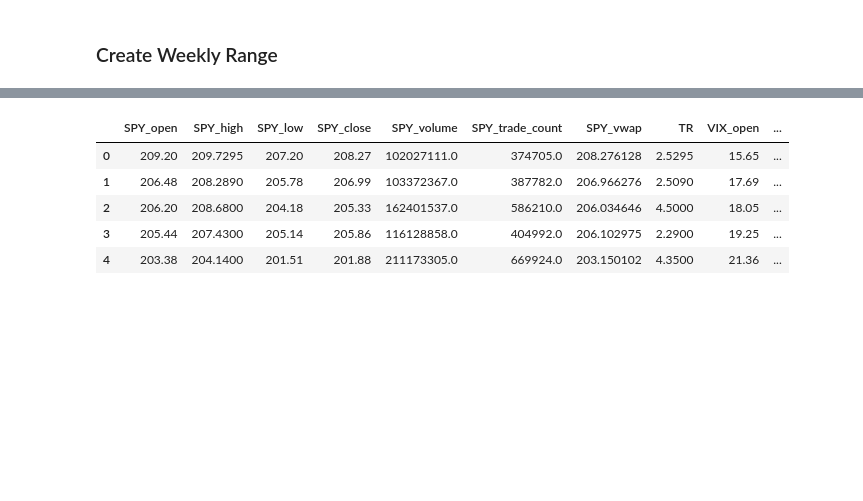
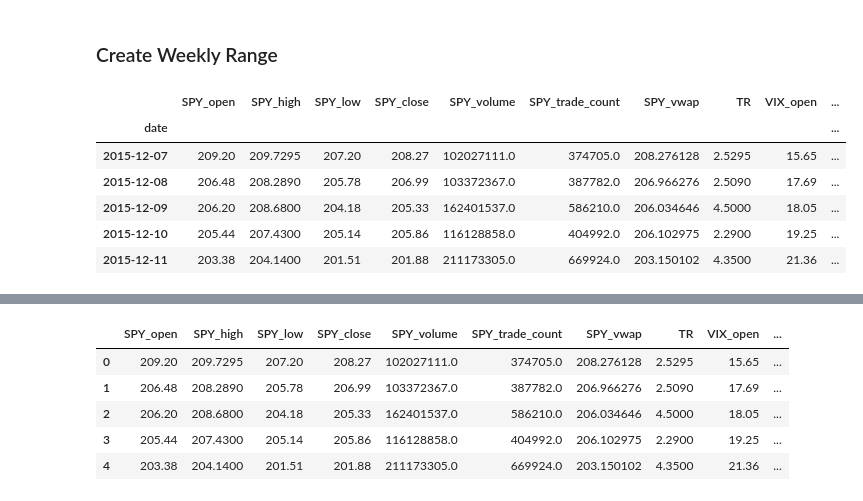
Before and after one commit to laramiedunlap/Project2, a Jupyter notebook: Laramie.ipynb, the cells around one changed output, grey strips where cells are left out. Cells and saved outputs as stored; diff of their text form; code cells hidden in the pictures; blank space fills up the shorter version.

```diff
--- a/Laramie.ipynb
+++ b/Laramie.ipynb
@@ -109,0 +128,18 @@ df = (get_df(get_all_raw_data()))
+# %%
+
+# Step 6) Run this function
+def reindex_df(df_2, df_1):
+    df_copy = pd.merge(df_2, df_1, on= df_2.columns.to_list() )
+    df_copy.set_index('date', inplace=True)
+    return df_copy
+# %%
+clean_df = reindex_df(df_2, df_1)
+clean_df.head()
+# %% [output]
+|  | SPY_open | SPY_high | SPY_low | SPY_close | SPY_volume | SPY_trade_count | SPY_vwap | TR | VIX_open | ... |
+| date |  |  |  |  |  |  |  |  |  | ... |
+| 2015-12-07 | 209.20 | 209.7295 | 207.20 | 208.27 | 102027111.0 | 374705.0 | 208.276128 | 2.5295 | 15.65 | ... |
+| 2015-12-08 | 206.48 | 208.2890 | 205.78 | 206.99 | 103372367.0 | 387782.0 | 206.966276 | 2.5090 | 17.69 | ... |
+| 2015-12-09 | 206.20 | 208.6800 | 204.18 | 205.33 | 162401537.0 | 586210.0 | 206.034646 | 4.5000 | 18.05 | ... |
+| 2015-12-10 | 205.44 | 207.4300 | 205.14 | 205.86 | 116128858.0 | 404992.0 | 206.102975 | 2.2900 | 19.25 | ... |
+| 2015-12-11 | 203.38 | 204.1400 | 201.51 | 201.88 | 211173305.0 | 669924.0 | 203.150102 | 4.3500 | 21.36 | ... |
```
Also changed, not shown: parts of 25 cells of this notebook.
